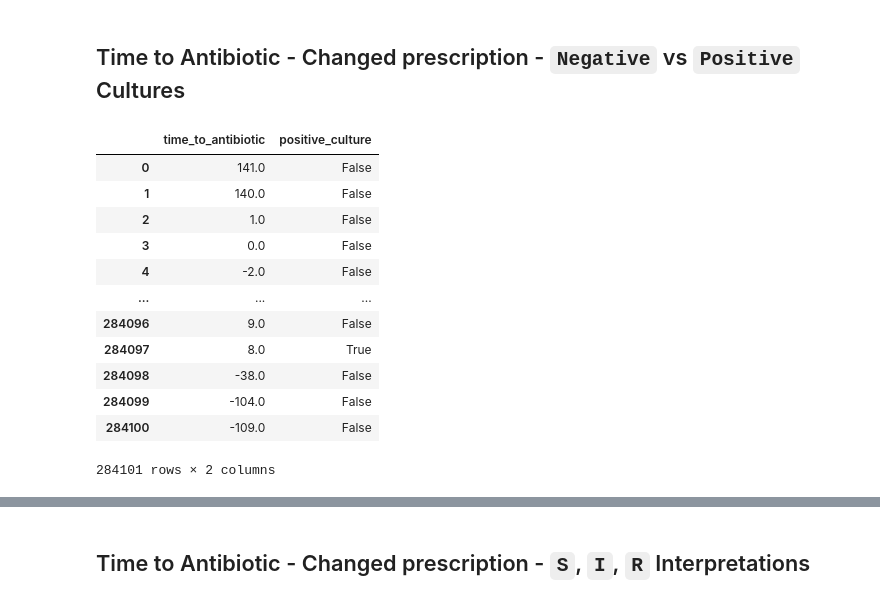
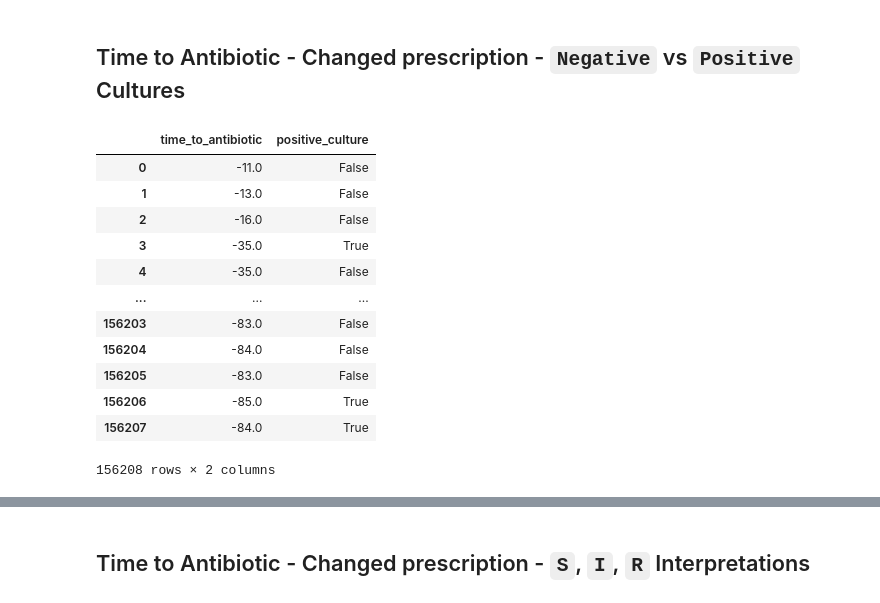
Before and after one commit to ryashpal/ML, a Jupyter notebook: mortality/explore_microbiology_cultures.ipynb, the cells around one changed output, grey strips where cells are left out. Cells and saved outputs as stored; diff of their text form; code cells hidden in the pictures.

```diff
--- a/mortality/explore_microbiology_cultures.ipynb
+++ b/mortality/explore_microbiology_cultures.ipynb
@@ -957,67 +1124,68 @@ Text(0, 0.5, 'Proportion')
 ## Time to Antibiotic - Changed prescription - `Negative` vs `Positive` Cultures
 # %%
 timeToAntibioticQuery6 = """
-with changed_prx as (
-	select prx.* from mimiciv.prescriptions prx
-	inner join sepsis.abx_poe_list ab
-	on prx.drug = ab.drug
-	where
-	exists (
-		select
-		1
-		from mimiciv.prescriptions prx_inr
-		where prx_inr.subject_id = prx.subject_id
-		and prx_inr.hadm_id = prx.hadm_id
-		and prx_inr.drug_type != prx.drug_type
-		and prx_inr.drug != prx.drug
-		and prx_inr.starttime < prx.starttime
-        and prx_inr.starttime > prx.starttime - interval '2 hours'
-	)
-)
-, first_mic_evt as (
+with first_mic_evt as (
 	select
     distinct
 	first_value(mic_evt_1.subject_id) over (partition by mic_evt_1.micro_specimen_id) as subject_id,
+	first_value(mic_evt_1.hadm_id) over (partition by mic_evt_1.micro_specimen_id) as hadm_id,
 	min(mic_evt_1.charttime) over (partition by mic_evt_1.micro_specimen_id) as charttime,
 	bool_or(mic_evt_1.org_name is not null) over (partition by mic_evt_1.micro_specimen_id) AS positive_culture
 	from
 	mimiciv.microbiologyevents mic_evt_1
 )
 , stg_2 as (
 	select
 	first_mic_evt.subject_id,
 	first_mic_evt.charttime as charttime,
 	bool_or(first_mic_evt.positive_culture) as positive_culture,
-	min(prx.starttime) as starttime
+	prx.starttime as starttime
 	from first_mic_evt first_mic_evt
-	inner join changed_prx prx
+	inner join mimiciv.prescriptions prx
 	on prx.subject_id = first_mic_evt.subject_id
 	and prx.starttime > first_mic_evt.charttime - interval '192 hours'
 	and prx.starttime < first_mic_evt.charttime + interval '192 hours'
-	group by first_mic_evt.subject_id, first_mic_evt.charttime
+	and exists (
+		select
+		1
+		from mimiciv.prescriptions prx_inr
+		where prx_inr.subject_id = prx.subject_id
+		and prx_inr.hadm_id = prx.hadm_id
+		and prx_inr.drug_type != prx.drug_type
+		and prx_inr.drug != prx.drug
+        and prx_inr.starttime > first_mic_evt.charttime - interval '192 hours'
+        and prx_inr.starttime < first_mic_evt.charttime + interval '192 hours'
+		and prx_inr.starttime > prx.starttime
+		and prx_inr.starttime < prx.starttime + interval '2 hours'
+	)
+	inner join sepsis.abx_poe_list ab
+	on prx.drug = ab.drug
+    inner join mimiciv.diagnoses_icd icd
+    on icd.hadm_id = first_mic_evt.hadm_id and icd.icd_code in ('99591', '99592', '78552', 'A419', 'R6520', 'R6521')
+	group by first_mic_evt.subject_id, first_mic_evt.charttime, prx.starttime
 )
 select
 floor((extract(epoch from stg_2.starttime) - extract(epoch from stg_2.charttime))/3600) as time_to_antibiotic,
 positive_culture
 from stg_2 stg_2
 ;
 """
 timeToAntibioticDf6 = pd.read_sql_query(timeToAntibioticQuery6, con)
 timeToAntibioticDf6
 # %% [output]
 |  | time_to_antibiotic | positive_culture |
-| 0 | 141.0 | False |
-| 1 | 140.0 | False |
-| 2 | 1.0 | False |
-| 3 | 0.0 | False |
-| 4 | -2.0 | False |
+| 0 | -11.0 | False |
+| 1 | -13.0 | False |
+| 2 | -16.0 | False |
+| 3 | -35.0 | True |
+| 4 | -35.0 | False |
 | ... | ... | ... |
-| 284096 | 9.0 | False |
-| 284097 | 8.0 | True |
-| 284098 | -38.0 | False |
-| 284099 | -104.0 | False |
-| 284100 | -109.0 | False |
+| 156203 | -83.0 | False |
+| 156204 | -84.0 | False |
+| 156205 | -83.0 | False |
+| 156206 | -85.0 | True |
+| 156207 | -84.0 | True |
-284101 rows × 2 columns
+156208 rows × 2 columns
 # %%
 import seaborn as sns
 
```
Also changed, not shown: parts of 50 cells of this notebook.
